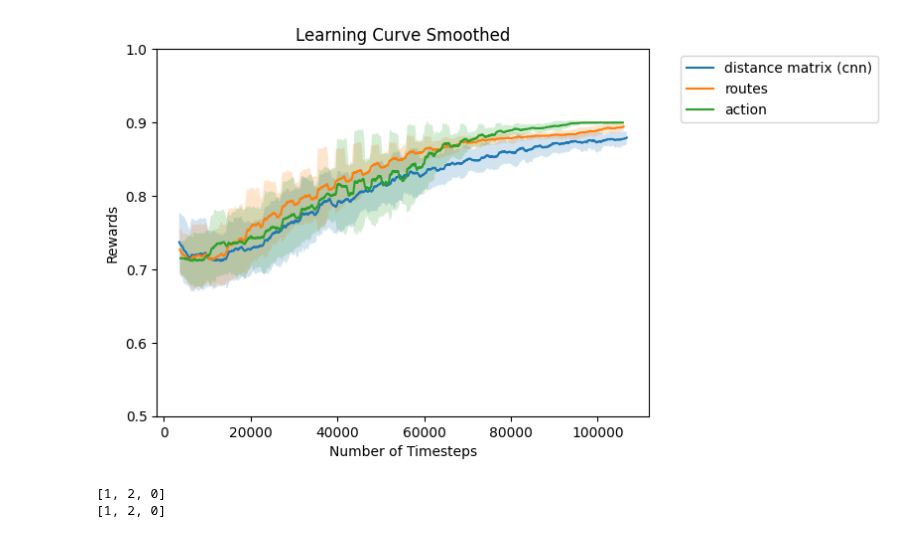
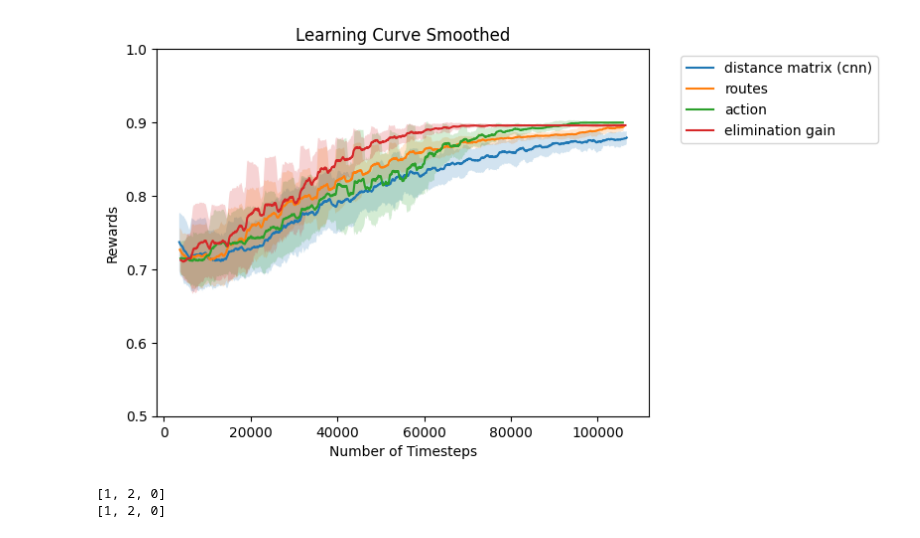
Before and after one commit to Farid-Najar/TransportersDilemma, a Jupyter notebook: RL/results.ipynb, the cells around one changed output. Saved outputs shown, nothing was run; the diff lists cells and outputs as text; code cells hidden in the pictures.

```diff
--- a/RL/results.ipynb
+++ b/RL/results.ipynb
@@ -69,9 +69,10 @@ plot_results('./')
 # %%
-plot_results(log_dir, label='distance matrix (cnn)')#, show_hlines=True)
+plot_results('ppo_mask/rewardMode(normalized_terminal)_obsMode(distance_matrix)_steps(100000)_instanceID0/', label='distance matrix (cnn)')#, show_hlines=True)
 plot_results(f'ppo_mask/rewardMode(normalized_terminal)_obsMode(routes)_steps(100000)_instanceID0/', label='routes')#, show_hlines=True)
 plot_results(f'ppo_mask/rewardMode(normalized_terminal)_obsMode(action)_steps(100000)_instanceID0/', label='action')#, show_hlines=True)
+plot_results(f'ppo_mask/rewardMode(normalized_terminal)_obsMode(elimination_gain)_steps(100000)_instanceID0/', label='elimination gain')#, show_hlines=True)
 # %% [output]
-[figure, old version]
+[figure, new version]
 # %%
 def add0(l):
     l.append(0)
```
Also changed, not shown: parts of 2 cells of this notebook, 18 other files.
